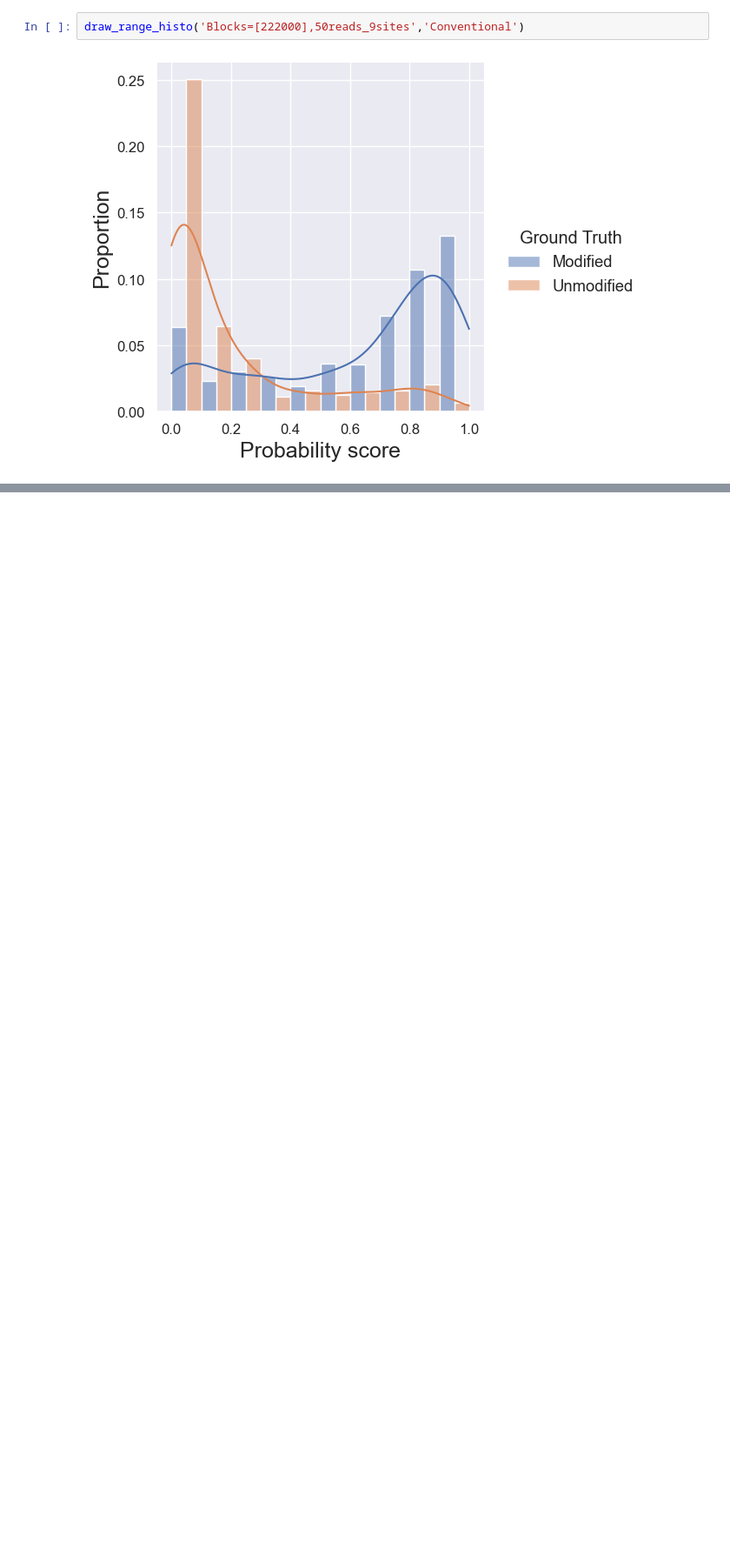
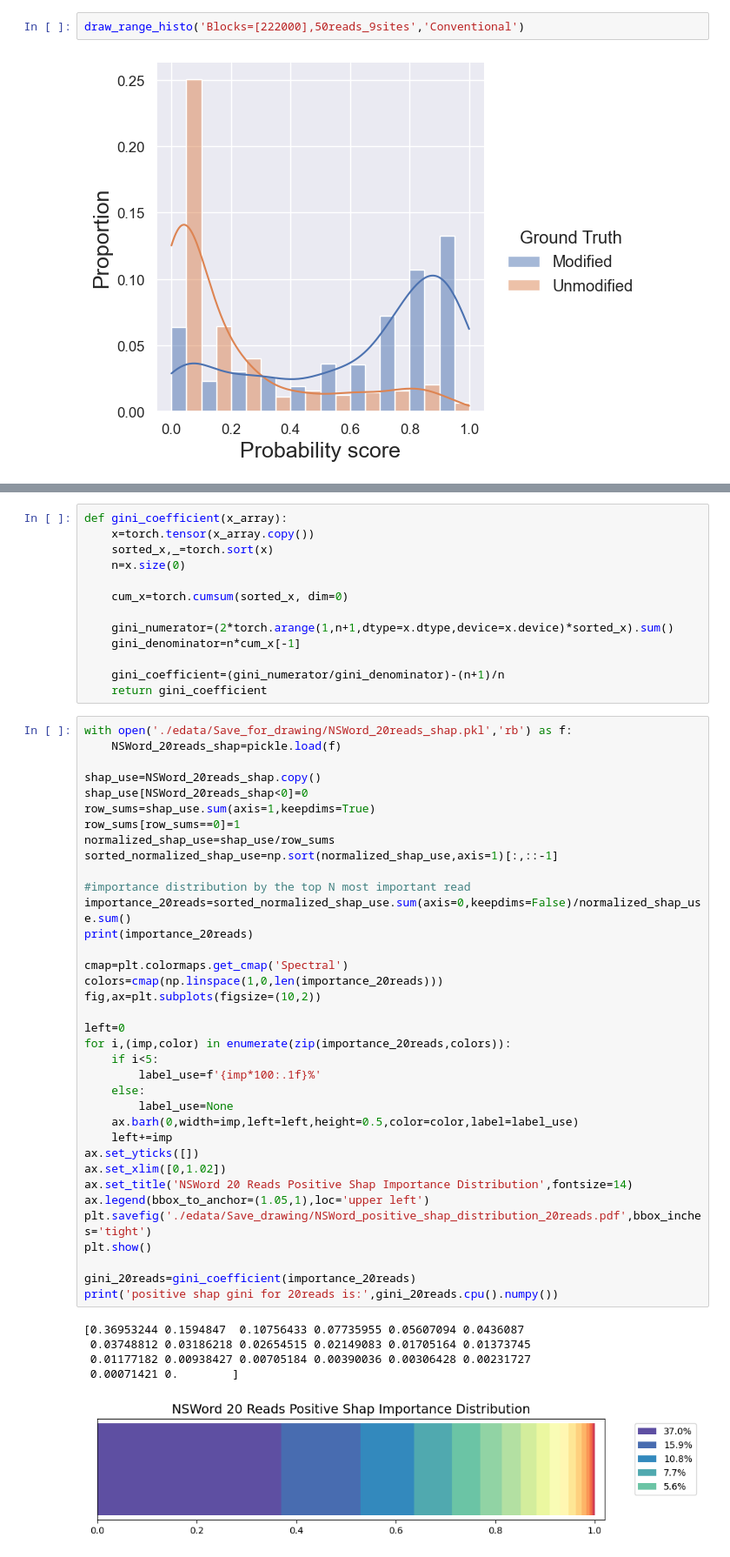
Before and after one commit to faded53222/NSWord, a Jupyter notebook: Draw_Graphs.ipynb, the cells around one changed output, grey strips where cells are left out. Shown at 87% size. Drawn from its saved outputs; the diff is of its cells as text; blank space fills up the shorter version.

```diff
--- a/Draw_Graphs.ipynb
+++ b/Draw_Graphs.ipynb
@@ -214,0 +221,55 @@ draw_range_histo('Blocks=[222000],50reads_9sites','Conventional')
+# %%
+def gini_coefficient(x_array):
+    x=torch.tensor(x_array.copy())
+    sorted_x,_=torch.sort(x)
+    n=x.size(0)
+
+    cum_x=torch.cumsum(sorted_x, dim=0)
+
+    gini_numerator=(2*torch.arange(1,n+1,dtype=x.dtype,device=x.device)*sorted_x).sum()
+    gini_denominator=n*cum_x[-1]
+
+    gini_coefficient=(gini_numerator/gini_denominator)-(n+1)/n
+    return gini_coefficient
+# %%
+with open('./edata/Save_for_drawing/NSWord_20reads_shap.pkl','rb') as f:
+    NSWord_20reads_shap=pickle.load(f)
+
+shap_use=NSWord_20reads_shap.copy()
+shap_use[NSWord_20reads_shap<0]=0
+row_sums=shap_use.sum(axis=1,keepdims=True)
+row_sums[row_sums==0]=1
+normalized_shap_use=shap_use/row_sums
+sorted_normalized_shap_use=np.sort(normalized_shap_use,axis=1)[:,::-1]
+
+#importance distribution by the top N most important read
+importance_20reads=sorted_normalized_shap_use.sum(axis=0,keepdims=False)/normalized_shap_use.sum()
+print(importance_20reads)
+
+cmap=plt.colormaps.get_cmap('Spectral')
+colors=cmap(np.linspace(1,0,len(importance_20reads)))
+fig,ax=plt.subplots(figsize=(10,2))
+
+left=0
+for i,(imp,color) in enumerate(zip(importance_20reads,colors)):
+    if i<5:
+        label_use=f'{imp*100:.1f}%'
+    else:
+        label_use=None
+    ax.barh(0,width=imp,left=left,height=0.5,color=color,label=label_use)
+    left+=imp
+ax.set_yticks([])
+ax.set_xlim([0,1.02])
+ax.set_title('NSWord 20 Reads Positive Shap Importance Distribution',fontsize=14)
+ax.legend(bbox_to_anchor=(1.05,1),loc='upper left')
+plt.savefig('./edata/Save_drawing/NSWord_positive_shap_distribution_20reads.pdf',bbox_inches='tight')
+plt.show()
+
+gini_20reads=gini_coefficient(importance_20reads)
+print('positive shap gini for 20reads is:',gini_20reads.cpu().numpy())
+# %% [output]
+[0.36953244 0.1594847  0.10756433 0.07735955 0.05607094 0.0436087
+ 0.03748812 0.03186218 0.02654515 0.02149083 0.01705164 0.01373745
+ 0.01177182 0.00938427 0.00705184 0.00390036 0.00306428 0.00231727
+ 0.00071421 0.        ]
+[figure, added]
```
Also changed, not shown: parts of 13 cells of this notebook.
